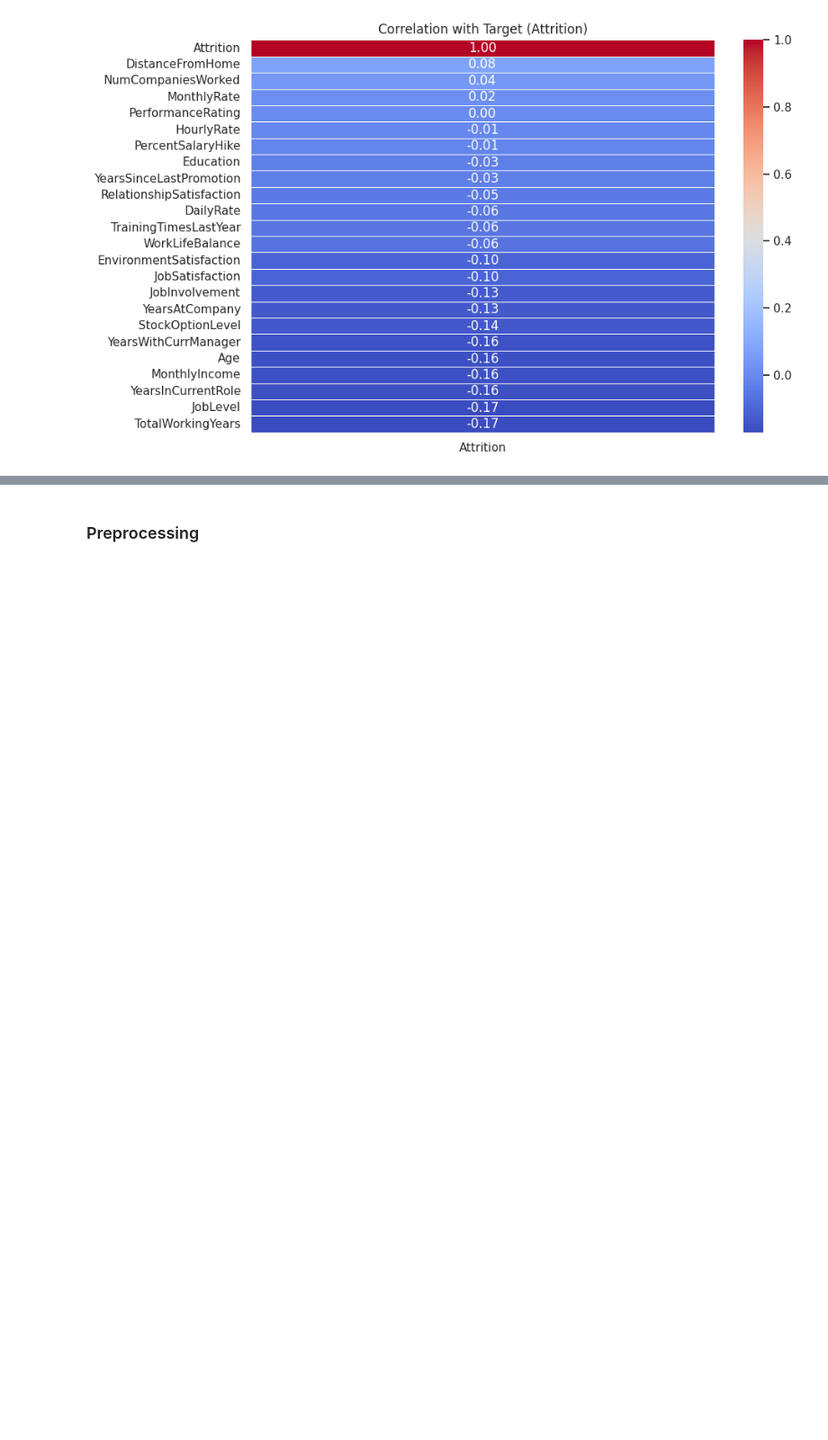
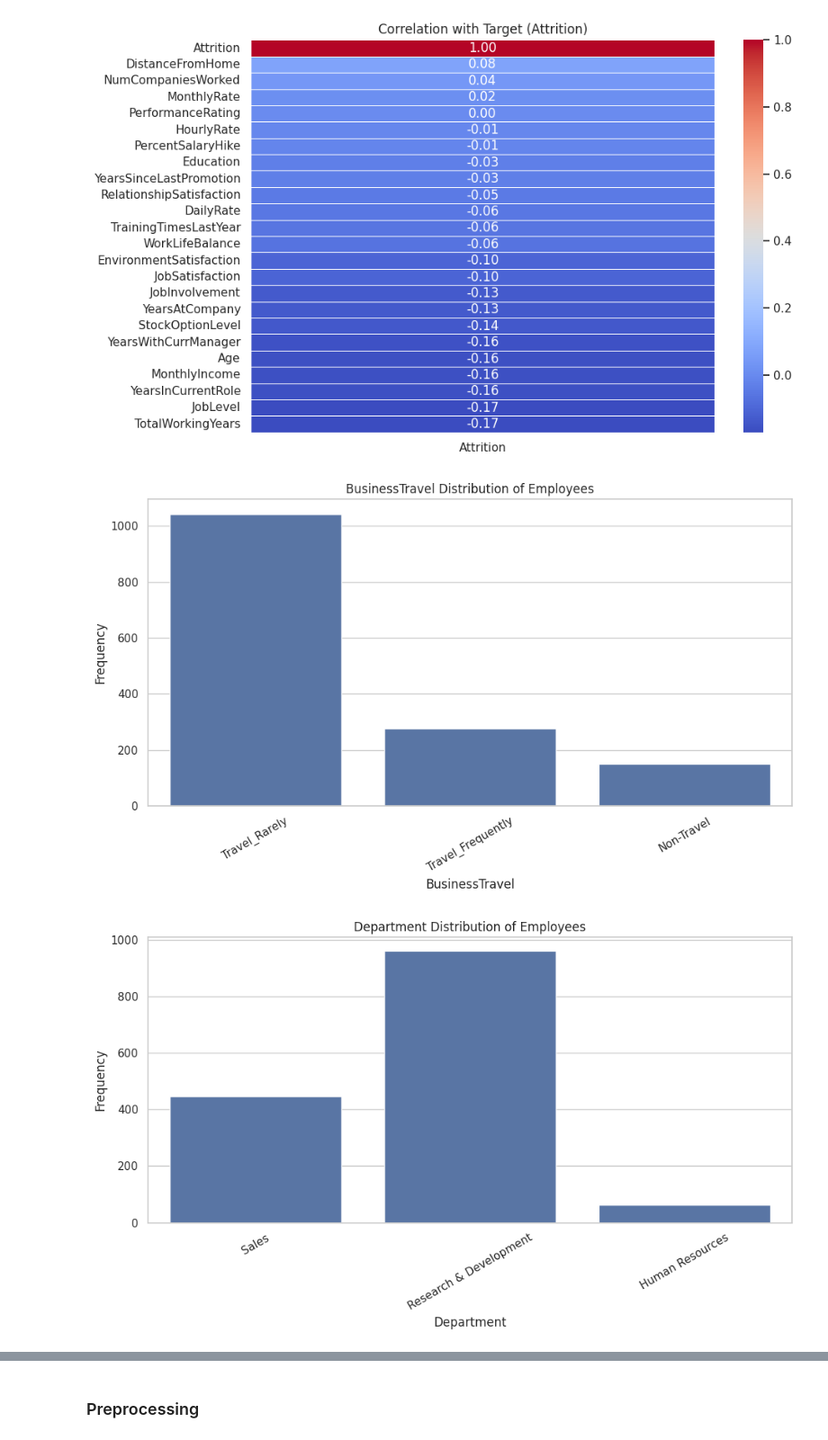
Before and after one commit to MDMinhazulIslamKhan/employee_attrition_ml, a Jupyter notebook: train.ipynb, the cells around one changed output, grey strips where cells are left out. Shown at 90% size. Drawn from its saved outputs; the diff is of its cells as text; code cells hidden in the pictures; blank space fills up the shorter version.

```diff
--- a/train.ipynb
+++ b/train.ipynb
@@ -136,11 +136,14 @@ plt.show()
 # %% [output]
 [figure]
 # %%
-# for c in categorical_cols:
-#     sns.countplot(data=df, x=c)
-#     plt.title(c + " Distribution of Employees")
-#     plt.xlabel(c)
-#     plt.ylabel("Frequency")
-#     plt.xticks(rotation=30)
-#     plt.tight_layout()
-#     plt.show()
+for c in categorical_cols:
+    sns.countplot(data=df, x=c)
+    plt.title(c + " Distribution of Employees")
+    plt.xlabel(c)
+    plt.ylabel("Frequency")
+    plt.xticks(rotation=30)
+    plt.tight_layout()
+    plt.show()
+# %% [output]
+[figure, added]
+[figure, added]
```
Also changed, not shown: parts of 2 cells of this notebook.
